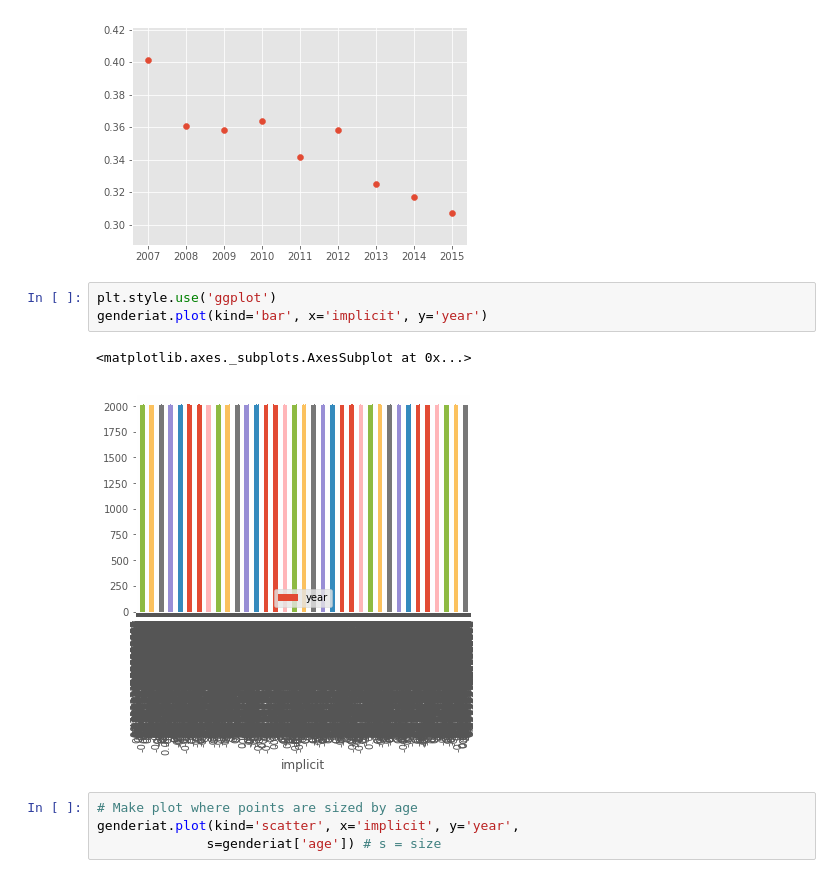
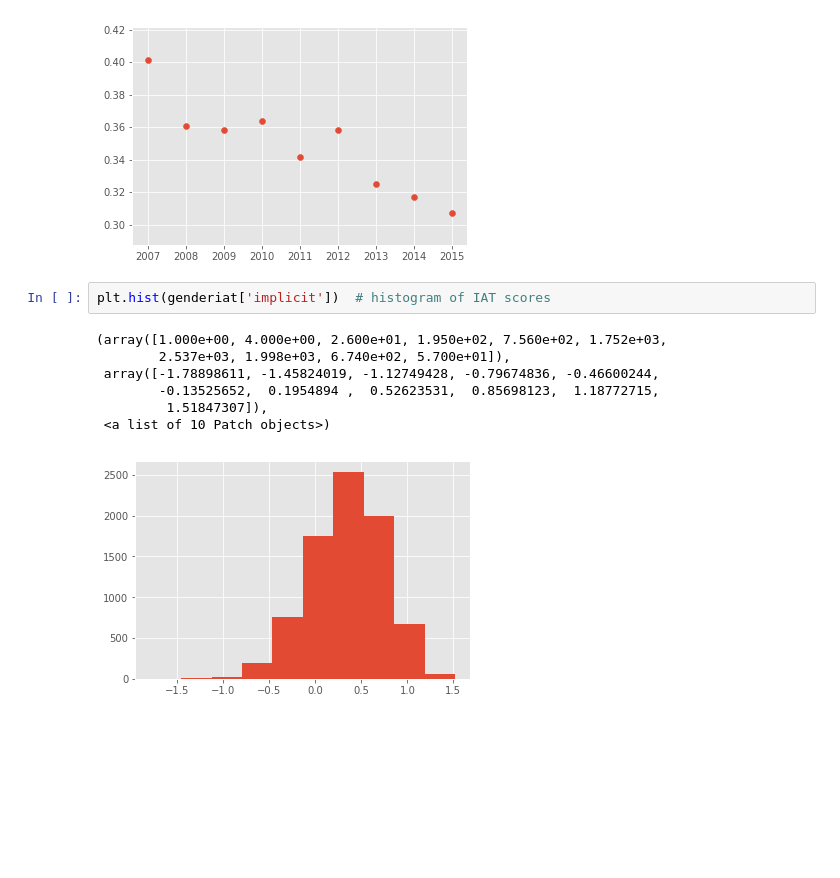
Before and after one commit to lizre/gendersciatts-py, a Jupyter notebook: gendersciatts.ipynb, the cells around one changed output. Saved outputs shown, nothing was run; the diff lists cells and outputs as text; blank space fills up the shorter version.

```diff
--- a/gendersciatts.ipynb
+++ b/gendersciatts.ipynb
@@ -38,13 +45,13 @@ year
 Name: implicit, dtype: float64
 <matplotlib.collections.PathCollection at 0x...>
 [figure]
-# %%
-plt.style.use('ggplot')
-genderiat.plot(kind='bar', x='implicit', y='year')
-# %% [output]
-<matplotlib.axes._subplots.AxesSubplot at 0x...>
-[figure, removed]
-# %%
-# Make plot where points are sized by age
-genderiat.plot(kind='scatter', x='implicit', y='year',
-              s=genderiat['age']) # s = size
+# %%
+plt.hist(genderiat['implicit'])  # histogram of IAT scores
+# %% [output]
+(array([1.000e+00, 4.000e+00, 2.600e+01, 1.950e+02, 7.560e+02, 1.752e+03,
+        2.537e+03, 1.998e+03, 6.740e+02, 5.700e+01]),
+ array([-1.78898611, -1.45824019, -1.12749428, -0.79674836, -0.46600244,
+        -0.13525652,  0.1954894 ,  0.52623531,  0.85698123,  1.18772715,
+         1.51847307]),
+ <a list of 10 Patch objects>)
+[figure, added]
```
Also changed, not shown: parts of 4 cells of this notebook.
